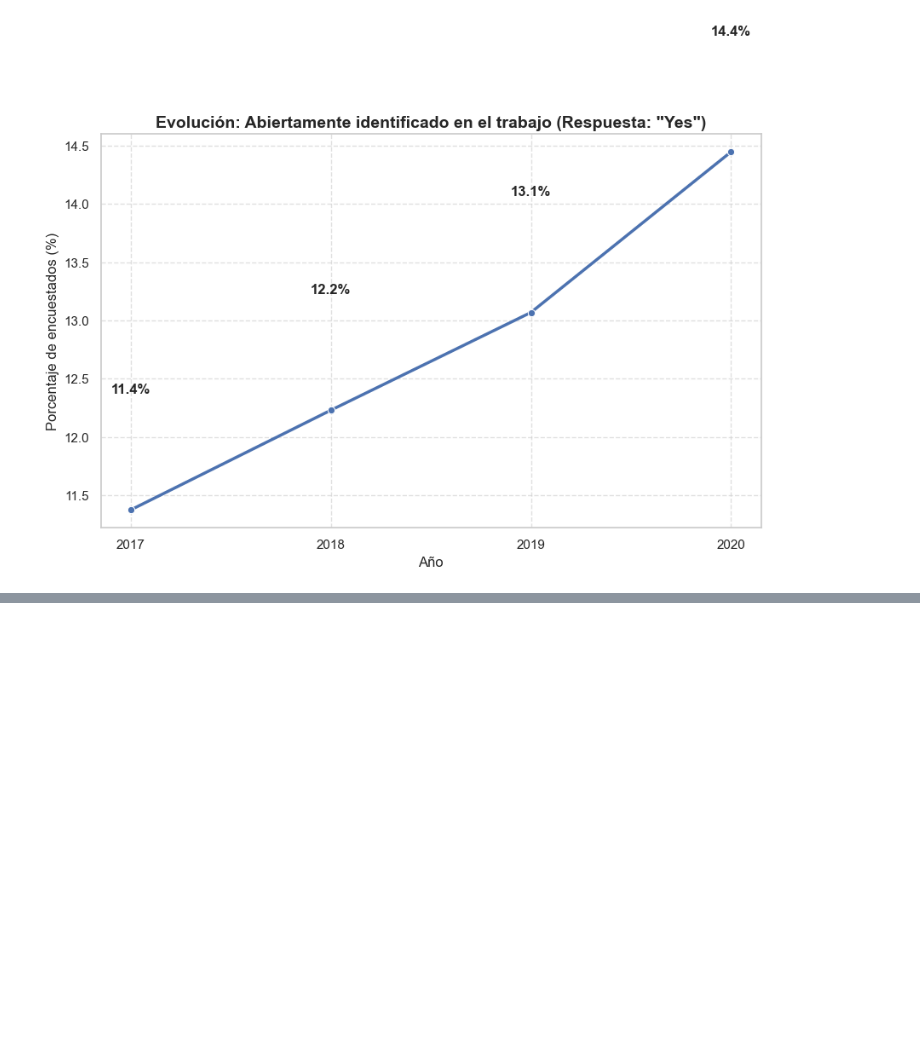
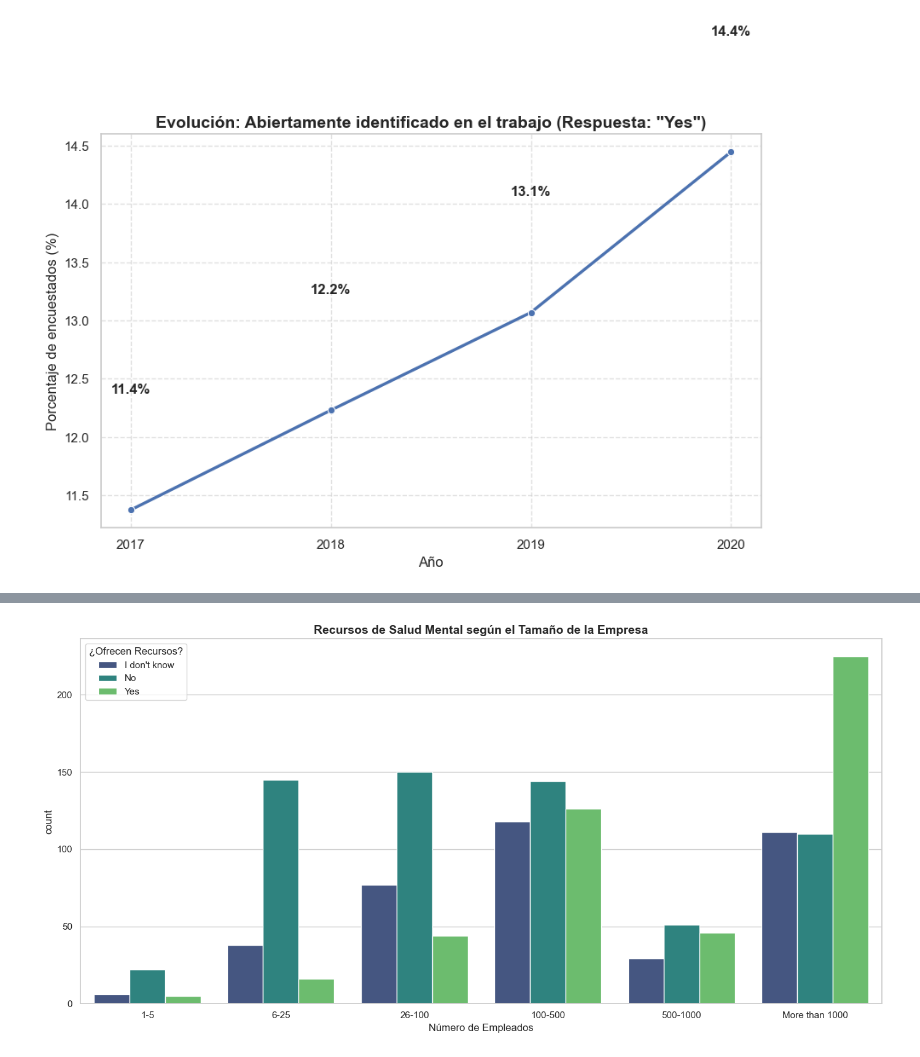
Before and after one commit to loganxxx000/Data_visualization_2_Analysis, a Jupyter notebook: notebook/Mental_Health_Analysis.ipynb, the cells around one changed output, grey strips where cells are left out. Cells and saved outputs as stored; diff of their text form; code cells hidden in the pictures; blank space fills up the shorter version.

```diff
--- a/notebook/Mental_Health_Analysis.ipynb
+++ b/notebook/Mental_Health_Analysis.ipynb
@@ -875,0 +956,26 @@ graficar_evolucion(
+# %%
+# Definimos el orden lógico de tamaño (de pequeña a gigante)
+orden_tamano = ['1-5', '6-25', '26-100', '100-500', '500-1000', 'More than 1000']
+
+plt.figure(figsize=(14, 7))
+
+# Filtramos solo tamaños válidos
+df_size_plot = df_analisis[df_analisis['company_size'].isin(orden_tamano)]
+
+# Graficamos: Recursos ofrecidos (curr_resources_help) por tamaño
+sns.countplot(
+    data=df_size_plot,
+    x='company_size',
+    hue='curr_resources_help',
+    order=orden_tamano,
+    palette='viridis'
+)
+
+plt.title('Recursos de Salud Mental según el Tamaño de la Empresa', fontsize=14, fontweight='bold')
+plt.xlabel('Número de Empleados')
+plt.legend(title='¿Ofrecen Recursos?', loc='upper left')
+
+plt.tight_layout()
+plt.show()
+# %% [output]
+[figure, added]
```
Also changed, not shown: parts of 5 cells of this notebook.
